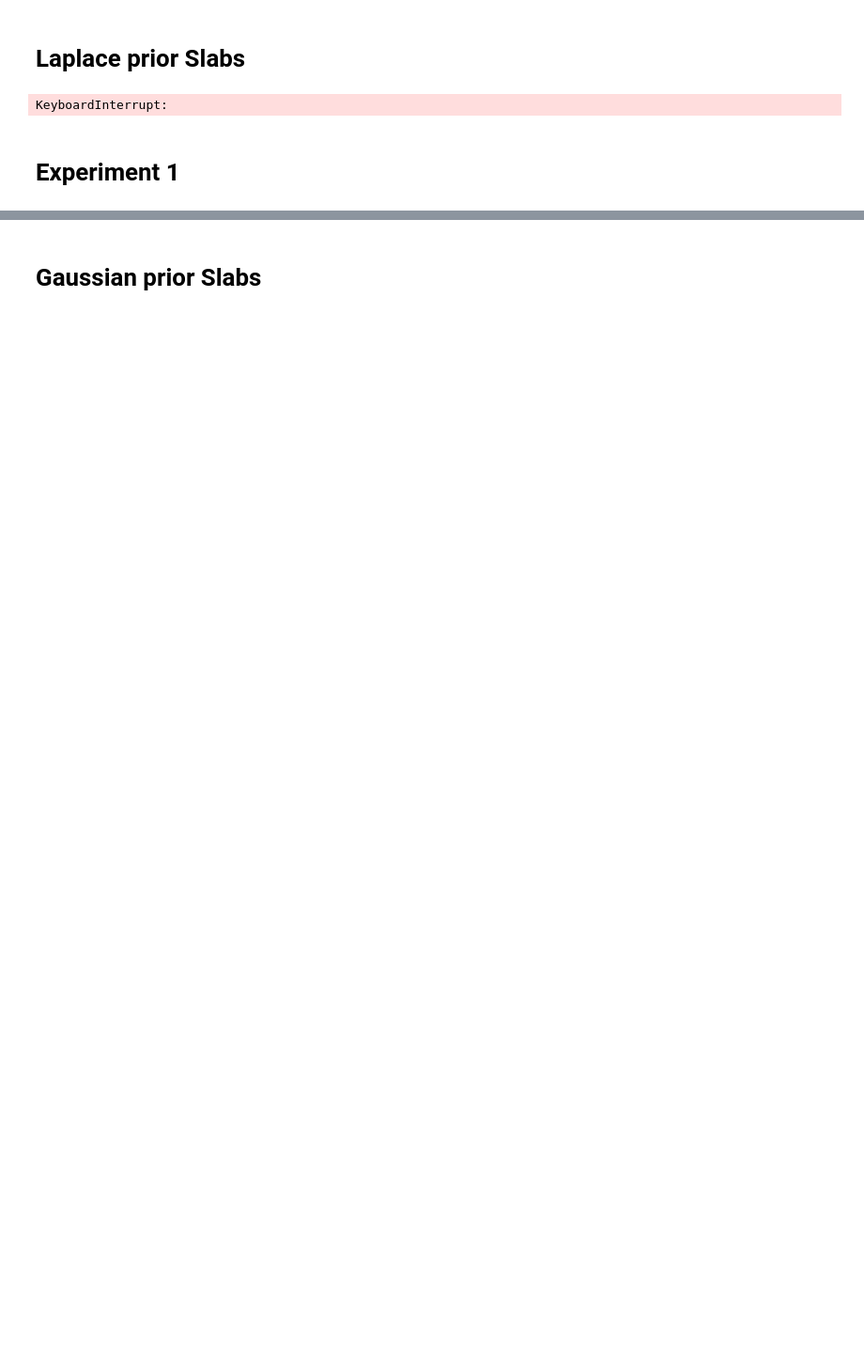
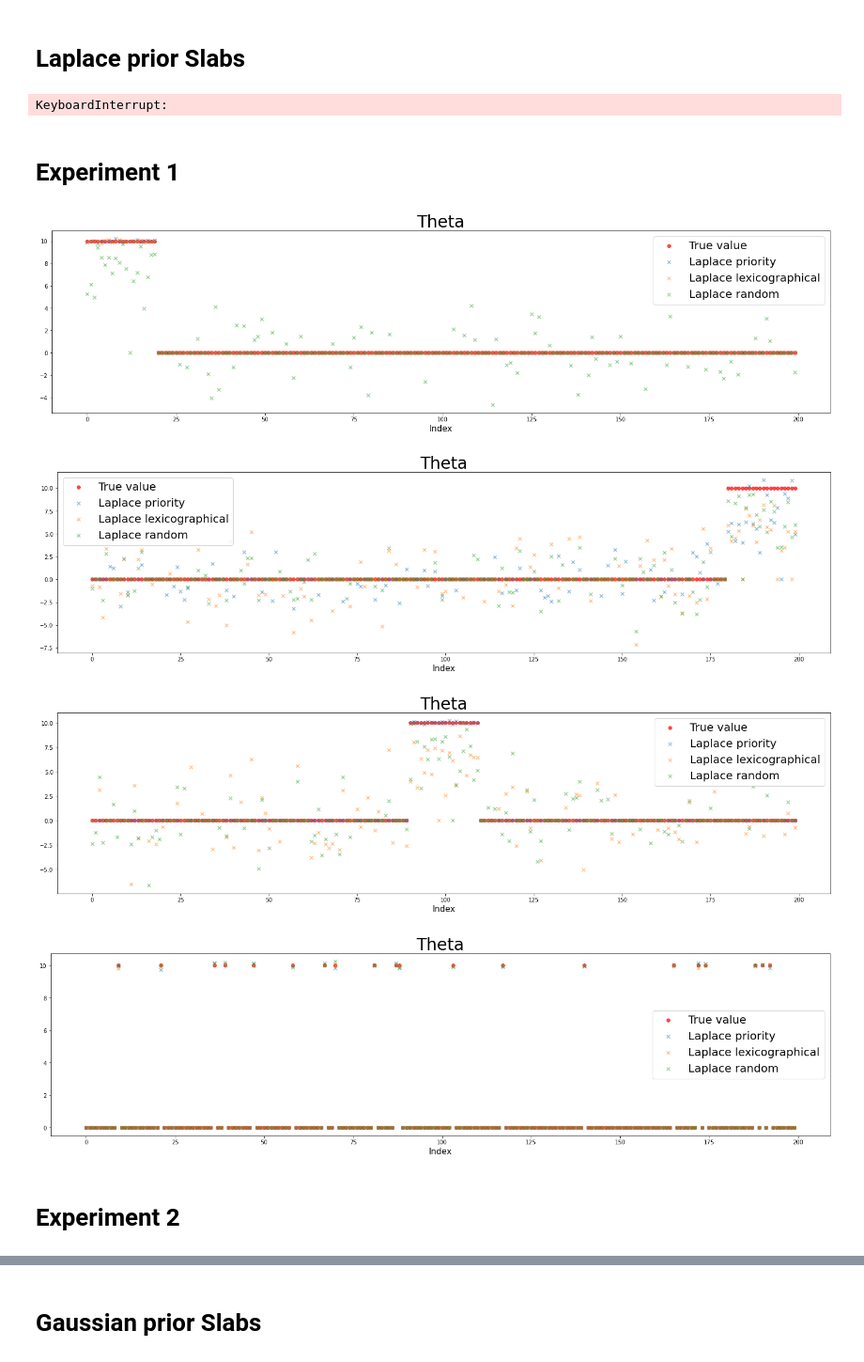
Before and after one commit to tgnassou/bayesian_project, a Jupyter notebook: notebook.ipynb, the cells around one changed output, grey strips where cells are left out. Shown at 94% size. Saved outputs shown, nothing was run; the diff lists cells and outputs as text; code cells hidden in the pictures; blank space fills up the shorter version.

```diff
--- a/notebook.ipynb
+++ b/notebook.ipynb
@@ -13,7 +13,7 @@ warnings.filterwarnings("ignore", category=RuntimeWarning)
 # %% [markdown]
 # Data generation
 # %%
-n, p, s = 100, 200, 20
+n, p, s = 1000, 2000, 200
 
 theta_generative = 10*np.ones(p)
 theta_generative[s:] = 0
@@ -46,7 +31,7 @@ mu_0 = vb.mu_0(X, Y)
 sigma_0 = 2*np.random.random(p)
 gamma_0 = np.random.random(p)
 
-mu_laplace, sigma_laplace, gamma_laplace, it = vb.variational_laplace(X, Y, sigma_0, gamma_0, mu_0, a0=1, b0=p, lamb=1, eps=1e-5, max_it=30000)
+mu_laplace, sigma_laplace, gamma_laplace = vb.variational_laplace(X, Y, sigma_0, gamma_0, mu_0, a0=1, b0=p, lamb=1, eps=1e-5, max_it=30000)
 # %% [output]
 KeyboardInterrupt:
 # %% [markdown]
@@ -90,0 +81,19 @@ for i, place in enumerate(placement):
+# %%
+for i, place in enumerate(placement):
+    fig = plt.figure(figsize=(25,6))
+    plt.scatter(np.arange(len(theta_generative[:, i])), theta_generative[:, i], color='red', marker='o', alpha=0.7, label='True value')
+    for order in orders:
+        parametre = np.load(f'results/experiement1/parametre_{order}_{place}.npy')
+        theta_laplace = parametre[2] * np.random.normal(parametre[0], parametre[1])
+        plt.scatter(np.arange(len(theta_laplace)), theta_laplace, marker='x', alpha=0.5, label=f'Laplace {order}')
+        plt.legend(fontsize=20)
+    plt.title('Theta', size=30)
+    plt.xlabel('Index',size=15)
+    fig.savefig(f'results/experiement1/{place}_plot.pdf', bbox_inches='tight')
+# %% [output]
+[figure, added]
+[figure, added]
+[figure, added]
+[figure, added]
+# %% [markdown]
+# Experiment 2
```
Also changed, not shown: parts of 23 cells of this notebook, 4 other files.
